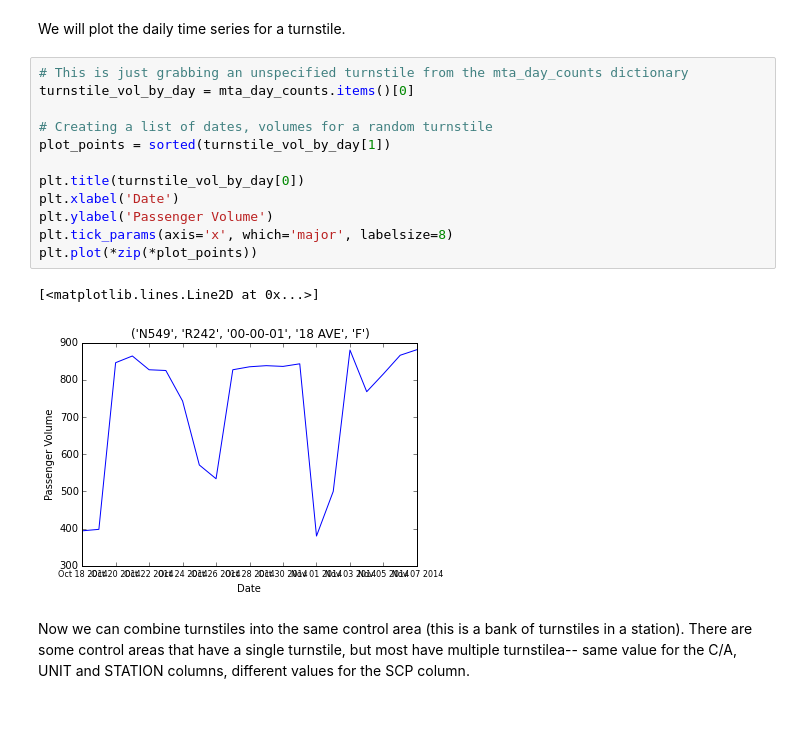
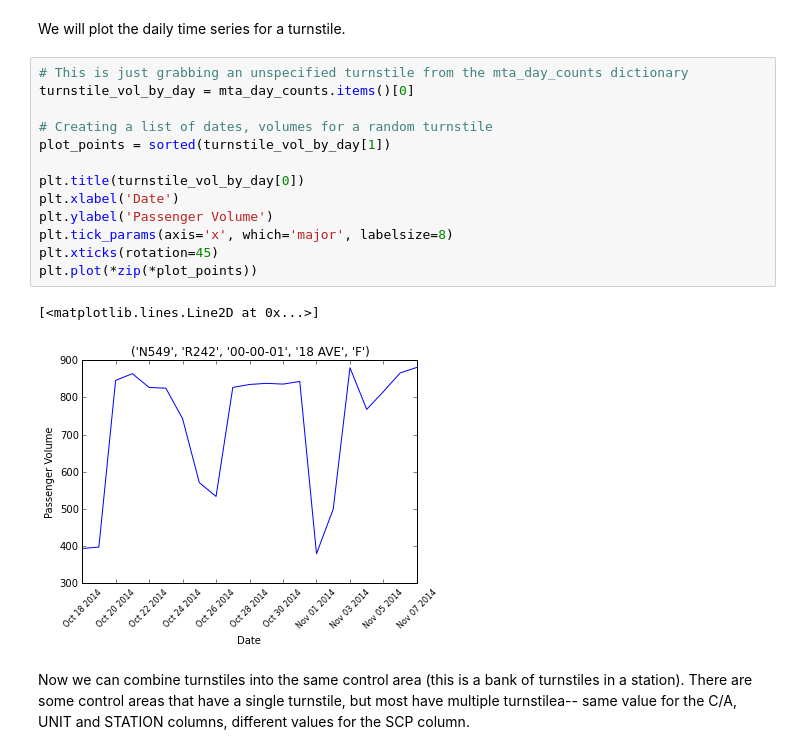
Before and after one commit to michaelmoliterno/metis-projects, a Jupyter notebook: benson/Benson_Complete.ipynb, the cells around one changed output. Drawn from its saved outputs; the diff is of its cells as text; blank space fills up the shorter version.

```diff
--- a/benson/Benson_Complete.ipynb
+++ b/benson/Benson_Complete.ipynb
@@ -98,18 +98,19 @@ We will plot the daily time series for a turnstile.
 # %%
 # This is just grabbing an unspecified turnstile from the mta_day_counts dictionary
 turnstile_vol_by_day = mta_day_counts.items()[0]
 
 # Creating a list of dates, volumes for a random turnstile
 plot_points = sorted(turnstile_vol_by_day[1])
 
 plt.title(turnstile_vol_by_day[0])
 plt.xlabel('Date')
 plt.ylabel('Passenger Volume')
 plt.tick_params(axis='x', which='major', labelsize=8)
+plt.xticks(rotation=45)
 plt.plot(*zip(*plot_points))
 # %% [output]
 [<matplotlib.lines.Line2D at 0x...>]
-[figure, old version]
+[figure, new version]
 # %% [markdown]
 Now we can combine turnstiles into the same control area (this is a bank of turnstiles in a station). There are some control areas that have a single turnstile, but most have multiple turnstilea-- same value for the C/A, UNIT and STATION columns, different values for the SCP column.
 # %%
```
